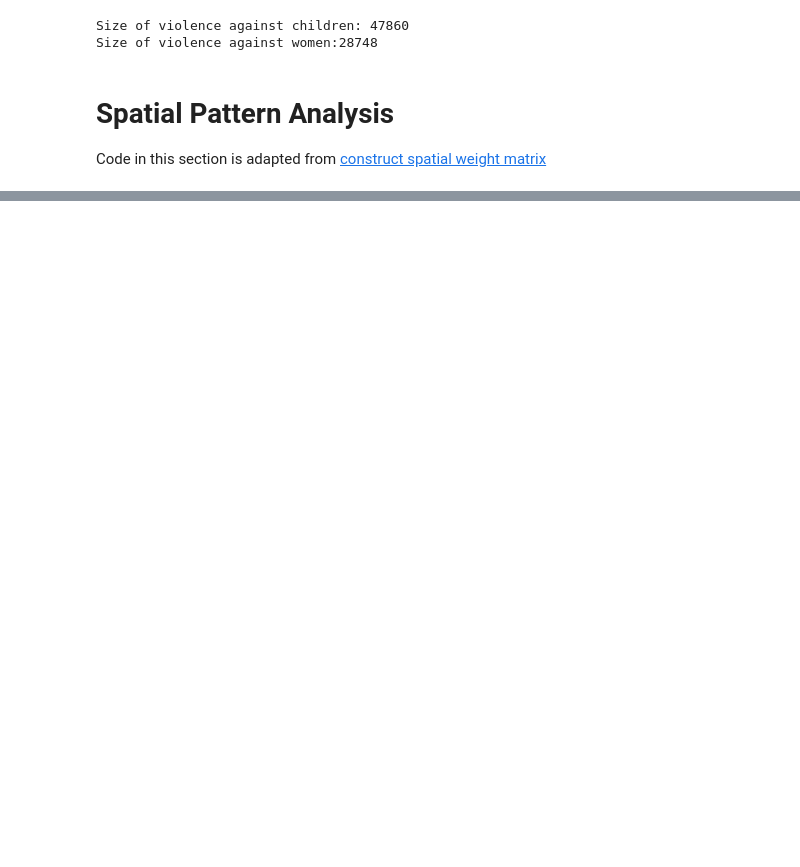
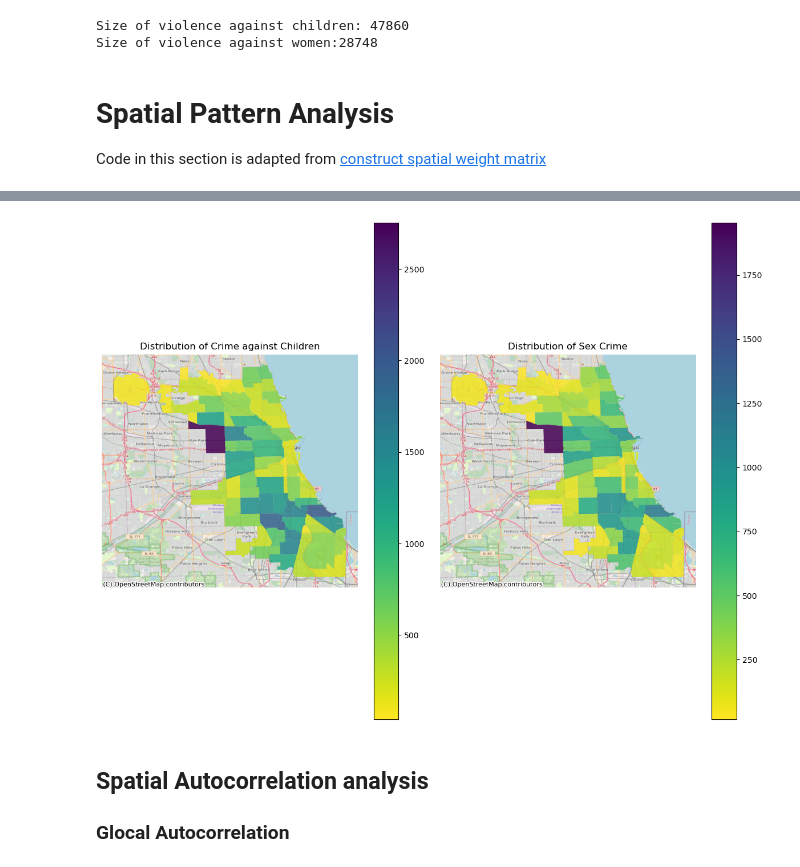
Before and after one commit to Skylar-TyZhang/STDM-Crime-analysis, a Jupyter notebook: chicago_crime.ipynb, the cells around one changed output, grey strips where cells are left out. Drawn from its saved outputs; the diff is of its cells as text; code cells hidden in the pictures; blank space fills up the shorter version.

```diff
--- a/chicago_crime.ipynb
+++ b/chicago_crime.ipynb
@@ -77,0 +81,7 @@ Code in this section is adapted from
+# %%
+# Visualise the distribution of different type of violence
+# First get the count of crime in different communities
+# In this part, the geometry is polygon of communities
+count_child=chicago_area.merge(crime_children.groupby('community').size().reset_index(name='crime_count'),on='community')
+#child_count.info()
+count_sexual=chicago_area.merge(crime_sexual.groupby('community').size().reset_index(name='crime_count'),on='community')
@@ -77,0 +102,53 @@ Code in this section is adapted from
+# %%
+# visualise the distribution of crime count
+#set up figure and a single axis
+fig, axs = plt.subplots(nrows=1,ncols=2, figsize=(12, 9))
+# Build choropleth
+#ax1=axs[0]
+count_child.plot(
+    column='crime_count',
+    k=5,
+    edgecolor="white",
+    linewidth=0.0,
+    alpha=0.85,
+    legend=True,
+    cmap="viridis_r",
+    ax=axs[0],
+
+)
+# add basemap
+contextily.add_basemap(
+    axs[0],
+    crs=count_child.crs,
+    source=contextily.providers.OpenStreetMap.Mapnik
+)
+
+# Build choropleth of sex crime
+count_sexual.plot(
+    column='crime_count',
+    k=5,
+    edgecolor="white",
+    linewidth=0.0,
+    alpha=0.85,
+    legend=True,
+    cmap="viridis_r",
+    ax=axs[1],
+
+)
+# add basemap
+contextily.add_basemap(
+    axs[1],
+    crs=count_sexual.crs,
+    source=contextily.providers.OpenStreetMap.Mapnik
+)
+# add title
+for i, ax in enumerate(axs):
+    ax.set_axis_off()
+    ax.set_title(["Distribution of Crime against Children",
+                  "Distribution of Sex Crime"][i])
+fig.tight_layout()
+# %% [output]
+[figure, added]
+# %% [markdown]
+## Spatial Autocorrelation analysis
+### Glocal Autocorrelation
```
Also changed, not shown: parts of 28 cells of this notebook, 2 other files.
